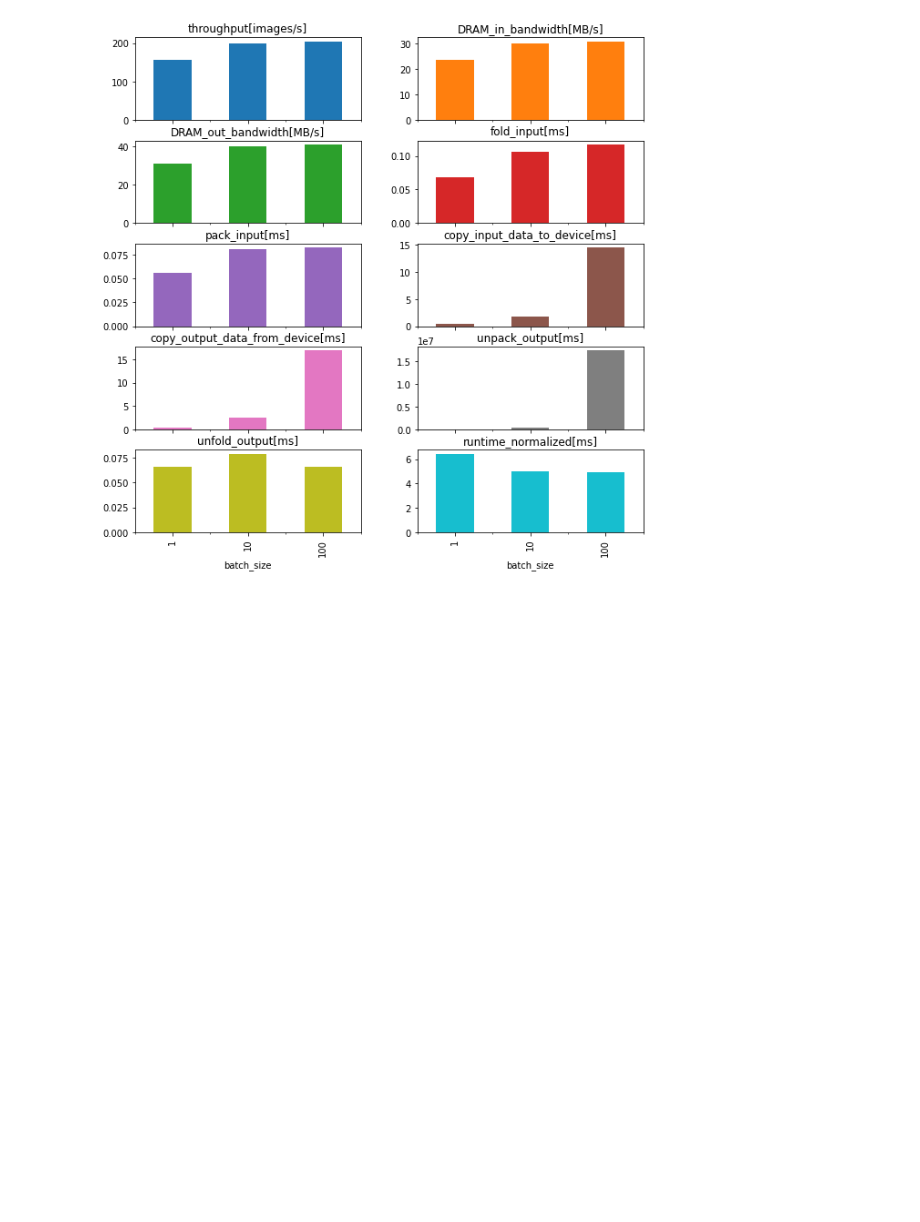
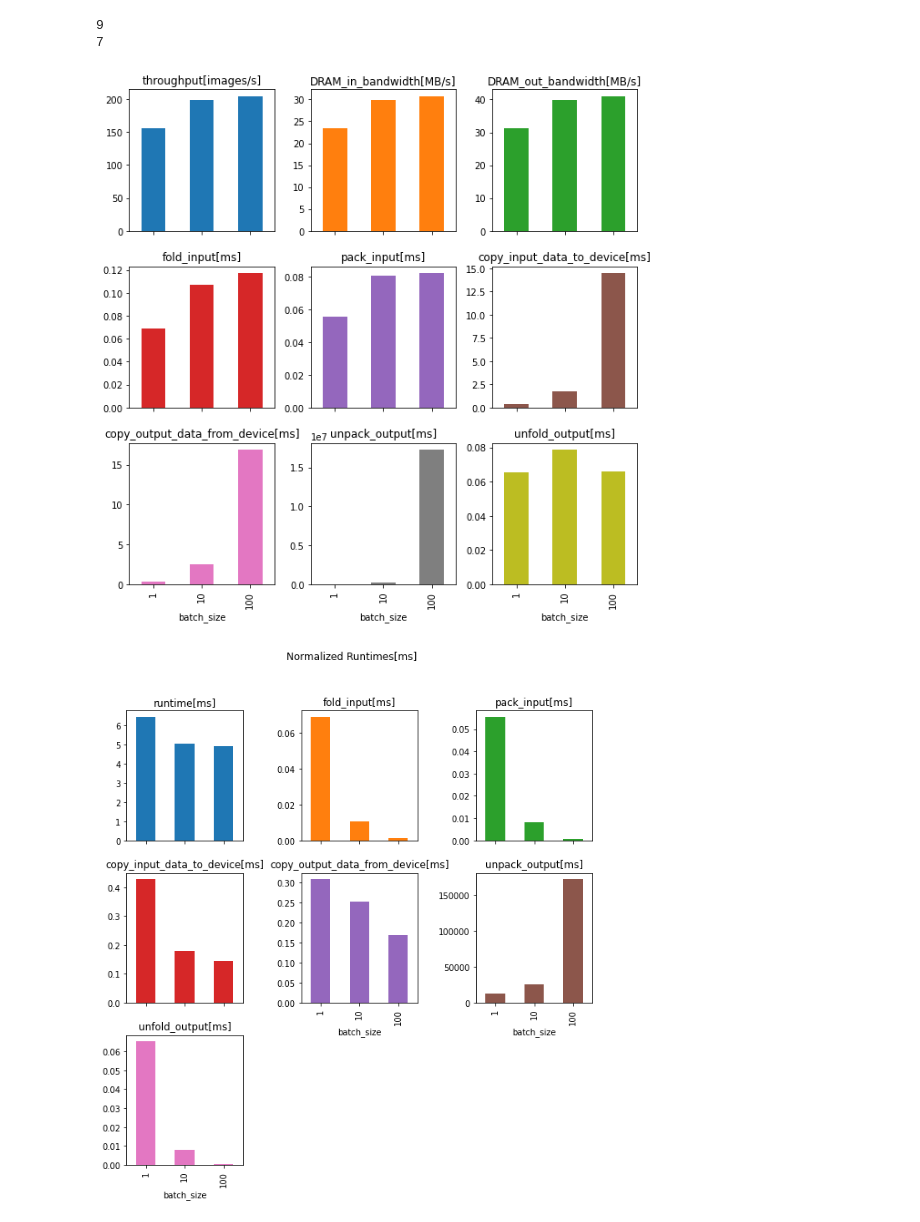
Before and after one commit to patrickgeel/MSC_Git_files, a Jupyter notebook: mobilenet_v1/build-KV260_SOM/partition_0/deploy/driver/results/parse.ipynb, the cells around one changed output. Cells and saved outputs as stored; diff of their text form; code cells hidden in the pictures; blank space fills up the shorter version.

Commit message:
normalized results

```diff
--- a/mobilenet_v1/build-KV260_SOM/partition_0/deploy/driver/results/parse.ipynb
+++ b/mobilenet_v1/build-KV260_SOM/partition_0/deploy/driver/results/parse.ipynb
@@ -21,20 +21,36 @@ for f in metrics:
 # %%
 import matplotlib.pyplot as plt
 import json
+dict_file = os.listdir("json_results")
 df_list = []
 for d in dict_file:
-    data = json.load(open(d))
+    data = json.load(open(os.path.join("json_results",d)))
     df_list.append(data)
 
 df = pd.DataFrame(df_list)
 df.index = df["batch_size"]
-df["runtime_normalized[ms]"] = df["runtime[ms]"]/df.index
+df_norm = pd.DataFrame()
+for c,v in df.iteritems():
+    if "[ms]" in c:
+        df_norm[c] = df[c]/df.index
+        # print(df[c+"_normalized"])
 df= df.drop(["runtime[ms]","batch_size", "fclk[mhz]"], axis=1)
-
 df.to_excel(os.path.join("excel","runtime_metrics_partition_0.xlsx"), index=True)
-df.plot(kind = 'bar',subplots=True,layout=(5,2),
+print(len(df.columns))
+df.plot(kind = 'bar',subplots=True,layout=(3,3),
         figsize=(10,10),sharex=True,legend=False)
 plt.subplots_adjust(wspace=0.25,hspace=0.25)
 plt.savefig(os.path.join("figures","run-metrics-partion-0.png"), dpi=300,facecolor = 'w')
+
+
+print(len(df_norm.columns))
+df_norm.plot(kind = 'bar',subplots=True,layout=(3,3),
+        figsize=(10,10),sharex=True,legend=False)
+plt.suptitle("Normalized Runtimes[ms]")
+plt.subplots_adjust(wspace=0.5,hspace=0.25)
+plt.savefig(os.path.join("figures","run-metrics-partion-0-normalized.png"), dpi=300,facecolor = 'w')
 # %% [output]
+9
+7
-[figure, old version]
+[figure, new version]
+[figure, added]
```
Also changed, not shown: 3 other files.
